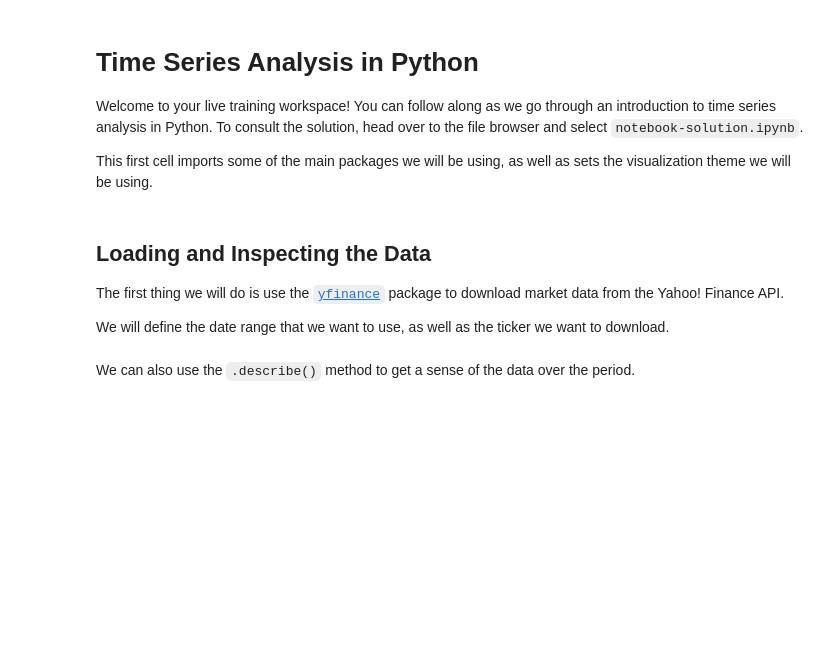
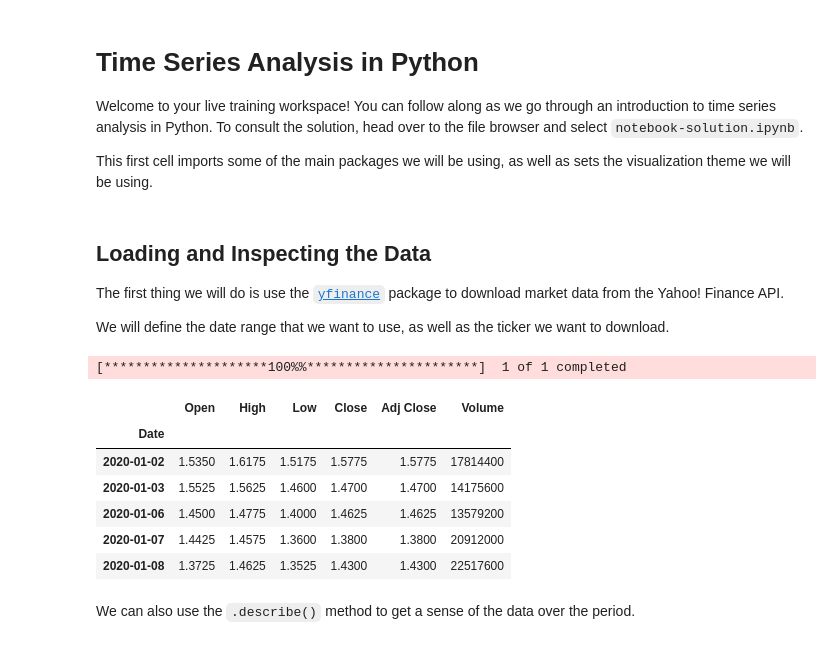
Before and after one commit to SirTee12/Time-Series-Analysis-on-YFinance, a Jupyter notebook: Time_Series_YFinance.ipynb, the cells around one changed output. Saved outputs shown, nothing was run; the diff lists cells and outputs as text; code cells hidden in the pictures; blank space fills up the shorter version.

```diff
--- a/Time_Series_YFinance.ipynb
+++ b/Time_Series_YFinance.ipynb
@@ -44,19 +44,29 @@ The first thing we will do is use the [`yfinance`](https://pypi.org/project/yfin
 We will define the date range that we want to use, as well as the ticker we want to download.
 # %%
 # Import yfinance
-
+import yfinance as yf
 
 # Set the date range
-
-
+start = "2020-01-01"
+end = "2023-02-01"
 
 # Set the ticker we want to use (GameStop)
-
+ticker = 'GME'
 
 # Get the data for the ticker GME
-
+gme = yf.download(ticker, start, end)
 
 # Preview DataFrame
+gme.head()
+# %% [output]
+[*********************100%%**********************]  1 of 1 completed
+|  | Open | High | Low | Close | Adj Close | Volume |
+| Date |  |  |  |  |  |  |
+| 2020-01-02 | 1.5350 | 1.6175 | 1.5175 | 1.5775 | 1.5775 | 17814400 |
+| 2020-01-03 | 1.5525 | 1.5625 | 1.4600 | 1.4700 | 1.4700 | 14175600 |
+| 2020-01-06 | 1.4500 | 1.4775 | 1.4000 | 1.4625 | 1.4625 | 13579200 |
+| 2020-01-07 | 1.4425 | 1.4575 | 1.3600 | 1.3800 | 1.3800 | 20912000 |
+| 2020-01-08 | 1.3725 | 1.4625 | 1.3525 | 1.4300 | 1.4300 | 22517600 |
 # %% [markdown]
 We can also use the `.describe()` method to get a sense of the data over the period.
 # %%
```
Also changed, not shown: parts of 3 cells of this notebook.
